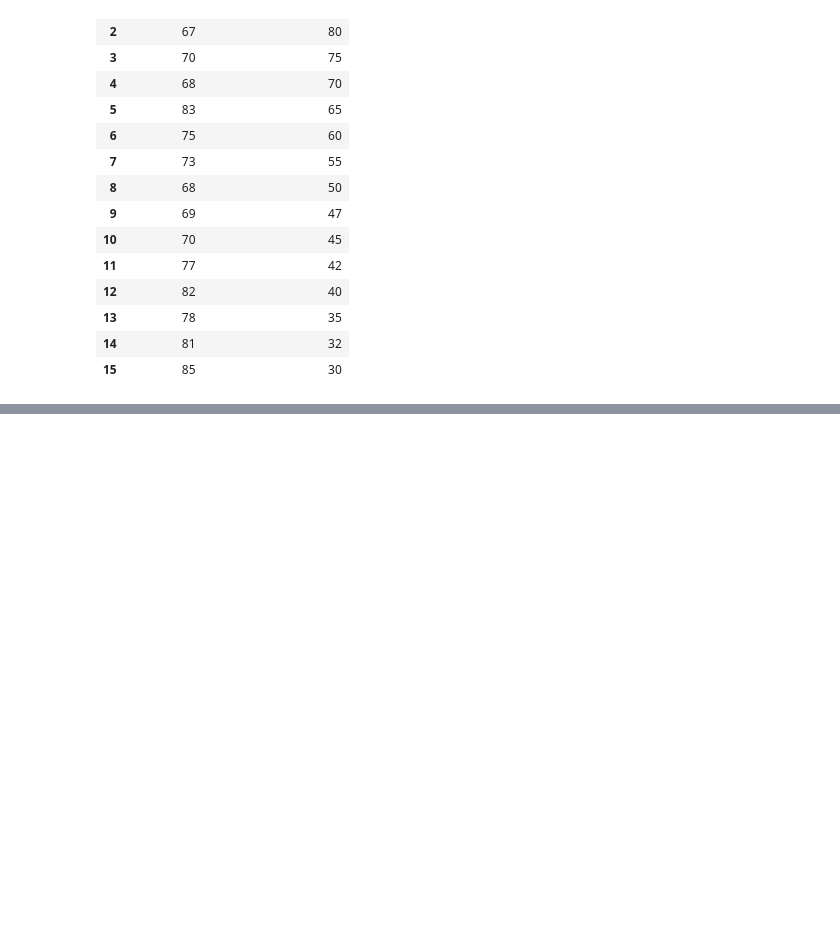
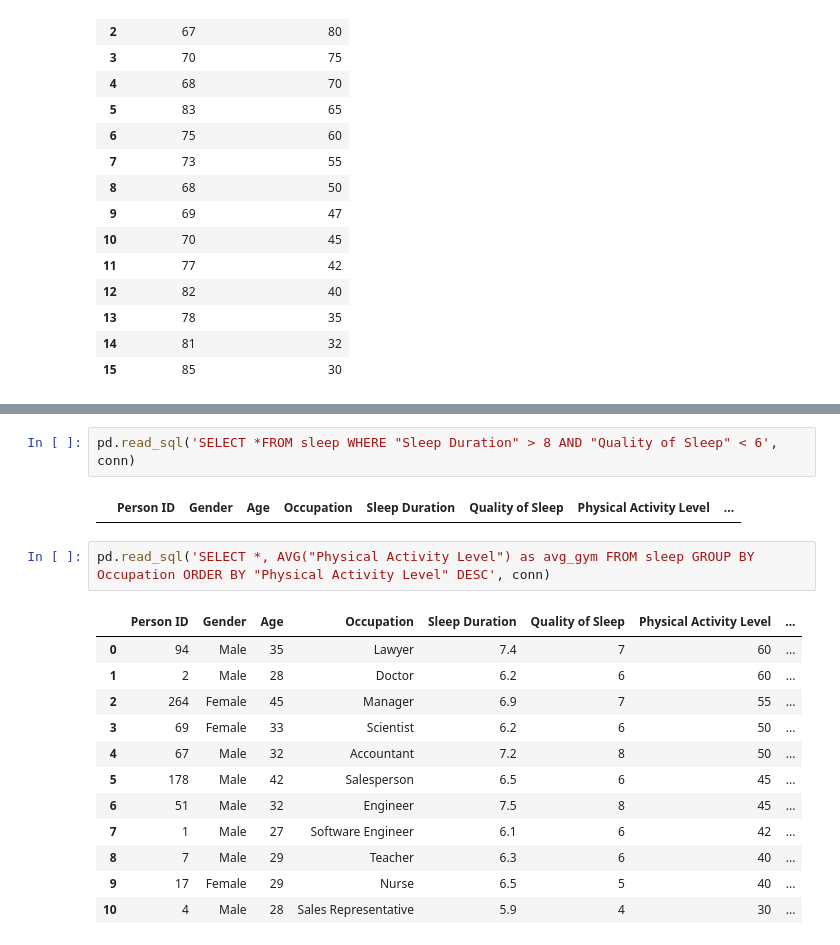
Before and after one commit to berkasin01/sql_fundamentals, a Jupyter notebook: sql_basics.ipynb, the cells around one changed output, grey strips where cells are left out. Drawn from its saved outputs; the diff is of its cells as text; blank space fills up the shorter version.

```diff
--- a/sql_basics.ipynb
+++ b/sql_basics.ipynb
@@ -164,0 +172,19 @@ pd.read_sql('SELECT "Heart Rate", "Physical Activity Level" FROM sleep GROUP BY
+# %%
+pd.read_sql('SELECT *FROM sleep WHERE "Sleep Duration" > 8 AND "Quality of Sleep" < 6', conn)
+# %% [output]
+|  | Person ID | Gender | Age | Occupation | Sleep Duration | Quality of Sleep | Physical Activity Level | ... |
+# %%
+pd.read_sql('SELECT *, AVG("Physical Activity Level") as avg_gym FROM sleep GROUP BY Occupation ORDER BY "Physical Activity Level" DESC', conn)
+# %% [output]
+|  | Person ID | Gender | Age | Occupation | Sleep Duration | Quality of Sleep | Physical Activity Level | ... |
+| 0 | 94 | Male | 35 | Lawyer | 7.4 | 7 | 60 | ... |
+| 1 | 2 | Male | 28 | Doctor | 6.2 | 6 | 60 | ... |
+| 2 | 264 | Female | 45 | Manager | 6.9 | 7 | 55 | ... |
+| 3 | 69 | Female | 33 | Scientist | 6.2 | 6 | 50 | ... |
+| 4 | 67 | Male | 32 | Accountant | 7.2 | 8 | 50 | ... |
+| 5 | 178 | Male | 42 | Salesperson | 6.5 | 6 | 45 | ... |
+| 6 | 51 | Male | 32 | Engineer | 7.5 | 8 | 45 | ... |
+| 7 | 1 | Male | 27 | Software Engineer | 6.1 | 6 | 42 | ... |
+| 8 | 7 | Male | 29 | Teacher | 6.3 | 6 | 40 | ... |
+| 9 | 17 | Female | 29 | Nurse | 6.5 | 5 | 40 | ... |
+| 10 | 4 | Male | 28 | Sales Representative | 5.9 | 4 | 30 | ... |
```
Also changed, not shown: parts of 1 cell of this notebook.
